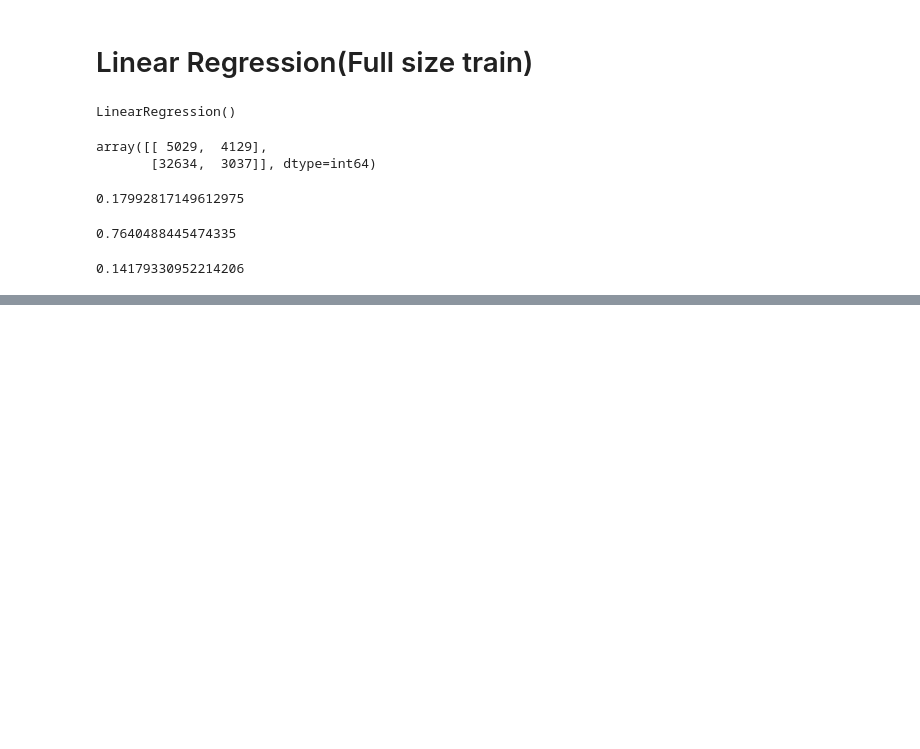
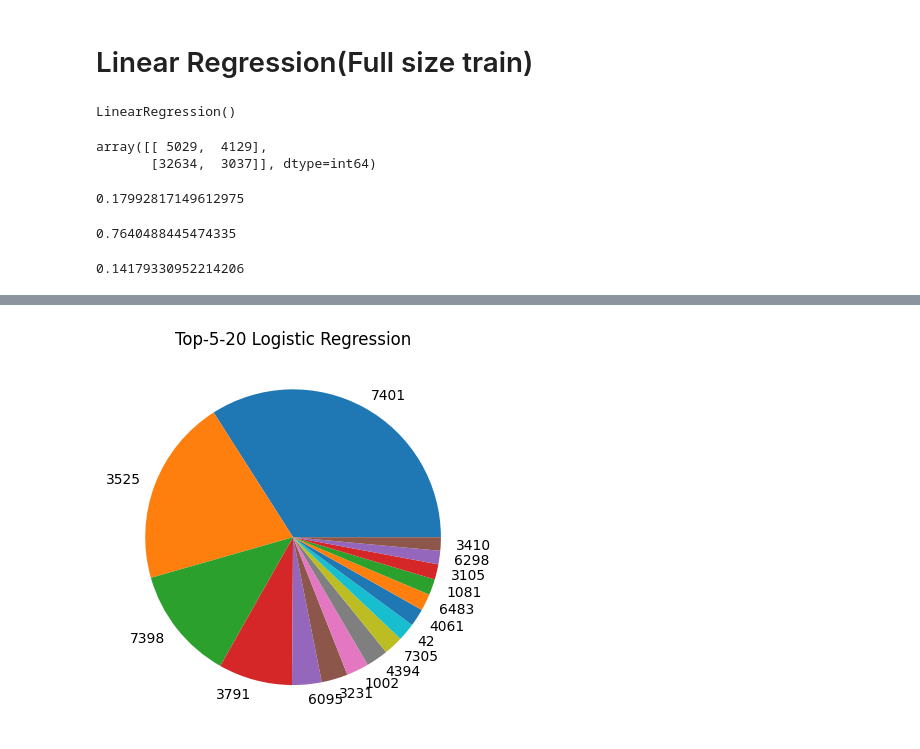
Before and after one commit to 1wannabebetter1/KMA_Alarm_ML_team_3, a Jupyter notebook: trainingModel.ipynb, the cells around one changed output, grey strips where cells are left out. Drawn from its saved outputs; the diff is of its cells as text; code cells hidden in the pictures; blank space fills up the shorter version.

```diff
--- a/trainingModel.ipynb
+++ b/trainingModel.ipynb
@@ -464,0 +694,19 @@ with open(f"{MODEL_FOLDER}/modelLinR.pkl", "wb") as handle:
+# %%
+import matplotlib.pyplot as plt
+
+# Data
+values = [1.832918e-19, 1.099056e-19, 6.668999e-20, 4.350458e-20, 1.739170e-20, 1.545958e-20,
+          1.317748e-20, 1.294056e-20, 1.134307e-20, 1.047695e-20, 1.040025e-20, 9.894251e-21,
+          9.344250e-21, 8.987943e-21, 7.943663e-21, 7.912942e-21]
+
+# Labels
+labels = ['7401', '3525', '7398', '3791', '6095', '3231', '1002', '4394', '7305', '42', '4061',
+          '6483', '1081', '3105', '6298', '3410']
+
+# Plot
+plt.pie(values, labels=labels)
+plt.title('Top-5-20 Logistic Regression')
+# Show plot
+plt.show()
+# %% [output]
+[figure, added]
```
Also changed, not shown: parts of 14 cells of this notebook.
